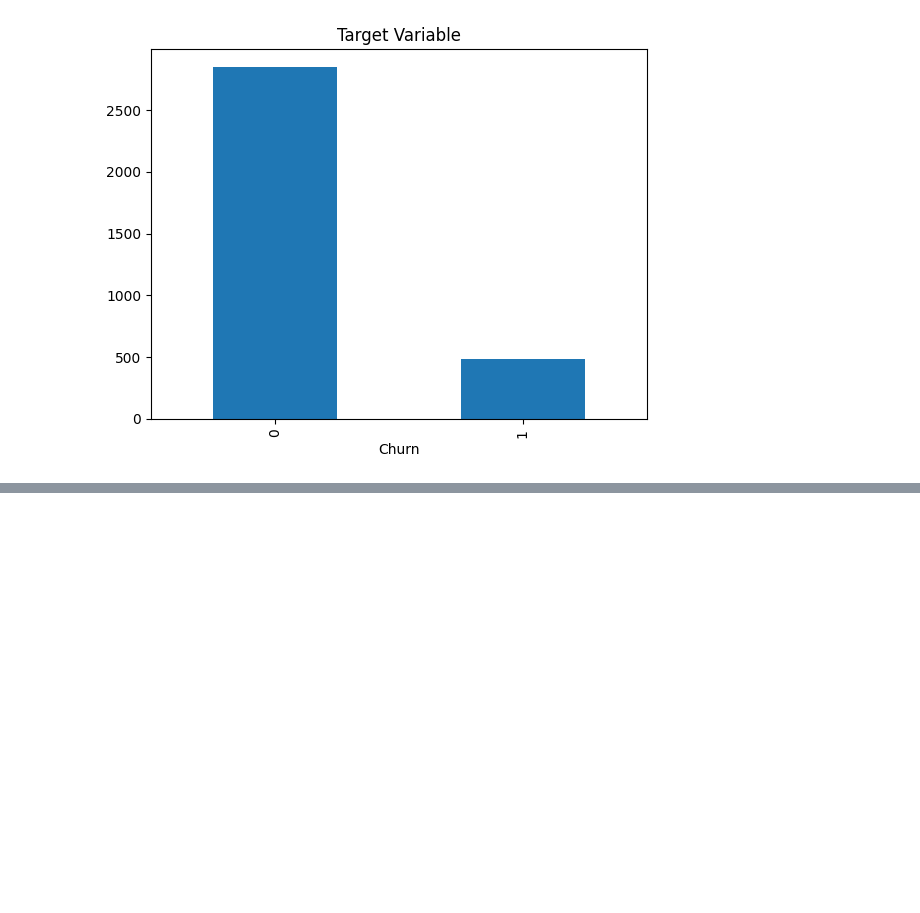
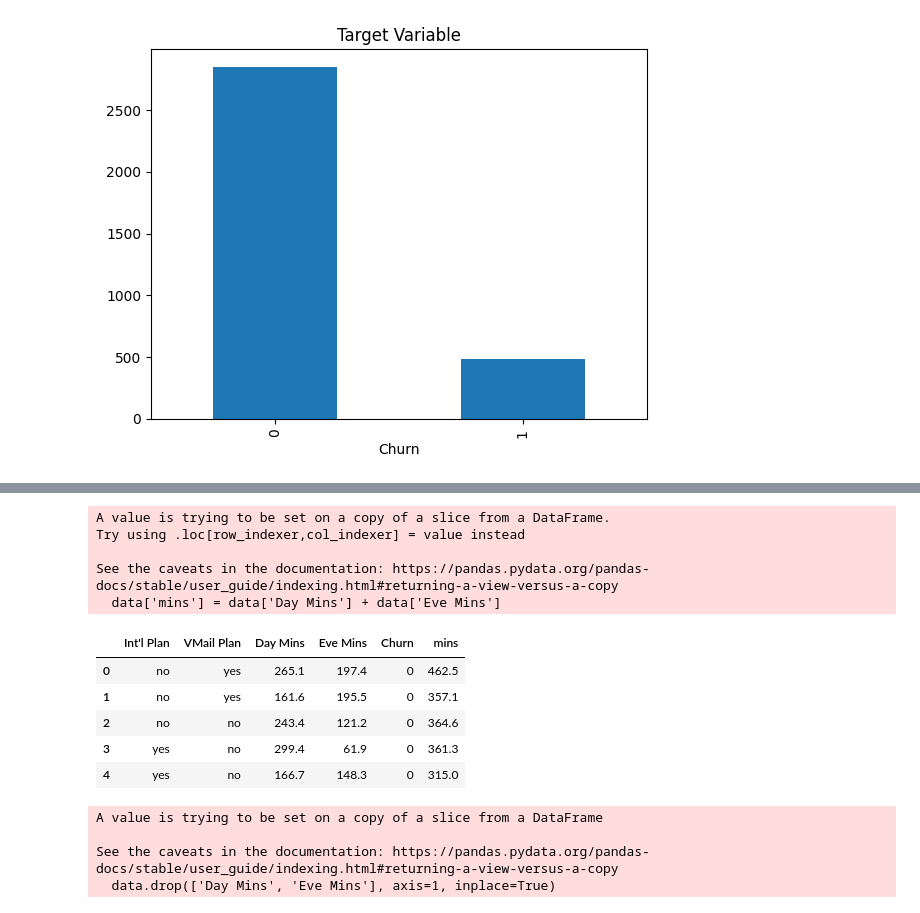
Before and after one commit to ryslipe/svm_classifier, a Jupyter notebook: notebook/svm_notebook.ipynb, the cells around one changed output, grey strips where cells are left out. Saved outputs shown, nothing was run; the diff lists cells and outputs as text; code cells hidden in the pictures; blank space fills up the shorter version.

```diff
--- a/notebook/svm_notebook.ipynb
+++ b/notebook/svm_notebook.ipynb
@@ -99,0 +112,24 @@ data['Churn'].value_counts().plot(kind='bar', title='Target Variable')
+# %%
+# combine day and night minutes as minutes
+data['mins'] = data['Day Mins'] + data['Eve Mins']
+data.head()
+# %% [output]
+A value is trying to be set on a copy of a slice from a DataFrame.
+Try using .loc[row_indexer,col_indexer] = value instead
+
+See the caveats in the documentation: https://pandas.pydata.org/pandas-docs/stable/user_guide/indexing.html#returning-a-view-versus-a-copy
+  data['mins'] = data['Day Mins'] + data['Eve Mins']
+|  | Int'l Plan | VMail Plan | Day Mins | Eve Mins | Churn | mins |
+| 0 | no | yes | 265.1 | 197.4 | 0 | 462.5 |
+| 1 | no | yes | 161.6 | 195.5 | 0 | 357.1 |
+| 2 | no | no | 243.4 | 121.2 | 0 | 364.6 |
+| 3 | yes | no | 299.4 | 61.9 | 0 | 361.3 |
+| 4 | yes | no | 166.7 | 148.3 | 0 | 315.0 |
+# %%
+# remove Day Mins and Eve Mins
+data.drop(['Day Mins', 'Eve Mins'], axis=1, inplace=True)
+# %% [output]
+A value is trying to be set on a copy of a slice from a DataFrame
+
+See the caveats in the documentation: https://pandas.pydata.org/pandas-docs/stable/user_guide/indexing.html#returning-a-view-versus-a-copy
+  data.drop(['Day Mins', 'Eve Mins'], axis=1, inplace=True)
```
Also changed, not shown: parts of 8 cells of this notebook.
